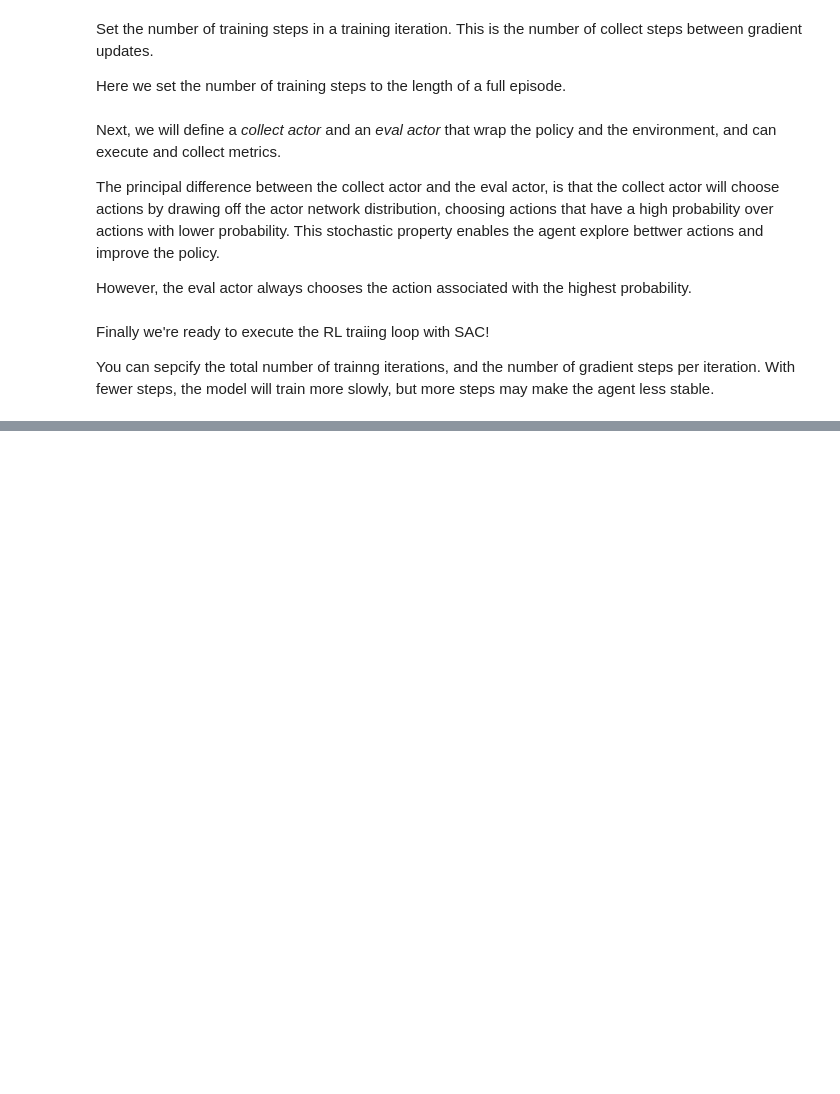
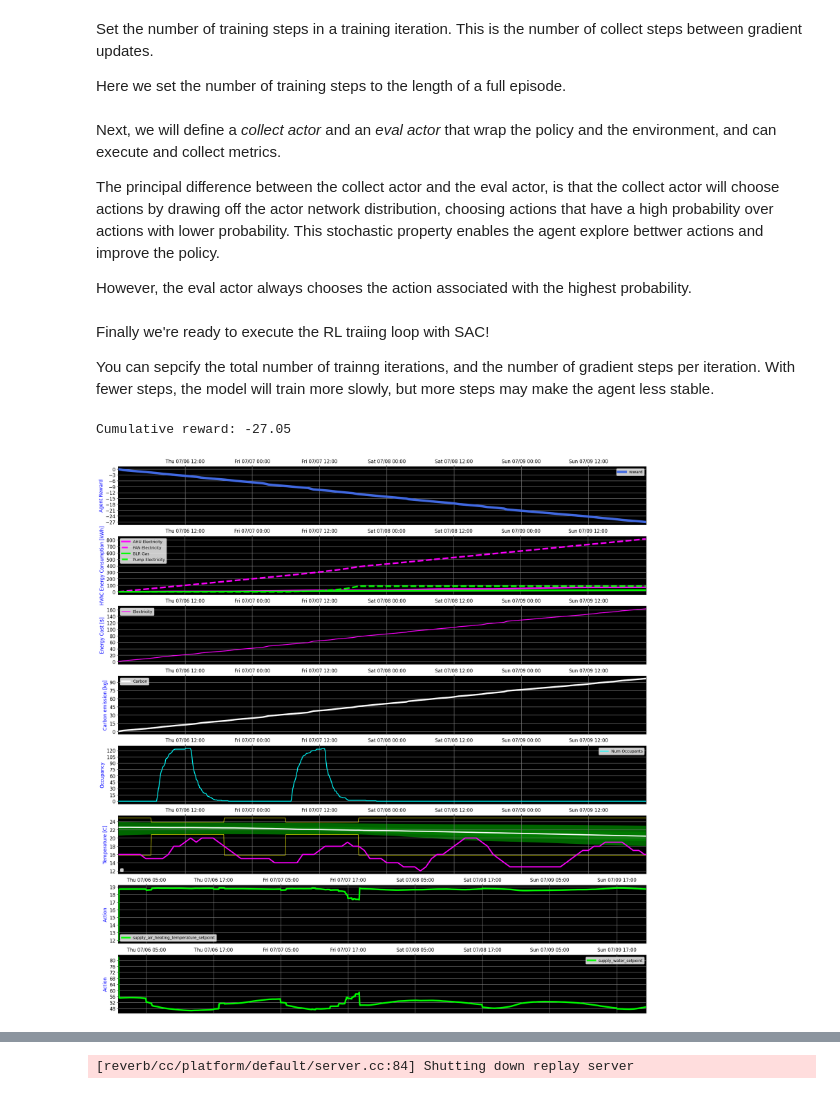
Before and after one commit to google/sbsim, a Jupyter notebook: smart_control/notebooks/SAC_Demo.ipynb, the cells around one changed output, grey strips where cells are left out. Cells and saved outputs as stored; diff of their text form; code cells hidden in the pictures; blank space fills up the shorter version.

```diff
--- a/smart_control/notebooks/SAC_Demo.ipynb
+++ b/smart_control/notebooks/SAC_Demo.ipynb
@@ -1575,7 +1647,7 @@ Set the configuration parameters for the SAC Agent
 # %%
 # @title Set the RL Agent's parameters
 
-# Actor network fully connected layers.
+# Actor network fully connected layers. (keep same values from SAC for TD3)
 actor_fc_layers = (128, 128)
 # Critic network observation fully connected layers.
 critic_obs_fc_layers = (128, 64)
@@ -1590,8 +1662,13 @@ critic_learning_rate = 3e-4
 alpha_learning_rate = 3e-4
 gamma = 0.99
 target_update_tau= 0.005
-target_update_period= 1
+target_update_period= 2 # do TD3 delayed updates
 reward_scale_factor = 1.0
+
+# TD3 specific params
+exploration_noise_std = 0.1
+target_policy_noise = 0.2
+target_policy_noise_clip = 0.5
 
 # Replay params
 replay_capacity = 1000000
@@ -1951,21 +2051,29 @@ collect_actor = actor.Actor(
         collect_render_plot_observer,
     ],
 )
-
-tf_greedy_policy = greedy_policy.GreedyPolicy(agent.policy)
-eval_greedy_policy = py_tf_eager_policy.PyTFEagerPolicy(
-    tf_greedy_policy, use_tf_function=True
+# Remnant From SAC
+# tf_greedy_policy = greedy_policy.GreedyPolicy(agent.policy)
+# eval_greedy_policy = py_tf_eager_policy.PyTFEagerPolicy(
+#     tf_greedy_policy, use_tf_function=True
+# )
+tf_policy = agent.policy
+eval_policy = py_tf_eager_policy.PyTFEagerPolicy(
+    tf_policy, use_tf_function=True
 )
 
 eval_actor = actor.Actor(
     eval_env,
-    eval_greedy_policy,
+    eval_policy,
     train_step,
     episodes_per_run=1,
     metrics=actor.eval_metrics(1),
     summary_dir=os.path.join(root_dir, 'eval'),
     summary_interval=1,
-    observers=[rb_observer, eval_print_status_observer, eval_render_plot_observer],
+    observers=[
+        rb_observer,
+        eval_print_status_observer,
+        eval_render_plot_observer
+    ],
 )
 # %% [markdown]
 Finally we're ready to execute the RL traiing loop with SAC!
@@ -1977,37 +2085,39 @@ You can sepcify the total number of trainng iterations, and the number of gradie
 num_training_iterations = 10
 num_gradient_updates_per_training_iteration = 100
 
-# Collect the performance results with teh untrained model.
+# Collect the performance results with the untrained model.
 eval_actor.run_and_log()
 
 logging_info('Training.')
 for iter in range(num_training_iterations):
   print('Training iteration: ', iter)
-  # Let the collect actor run, using its stochastic actio selection policy.
+  # Let the collect actor run, using its policy.
   collect_actor.run()
   logging_info(
       'Executing %d gradient updates.'
       %num_gradient_updates_per_training_iteration
   )
   # Now, with the additional collectsteps in the replay buffer,
   # allow the agent to make additional policy improvements.
   loss_info = agent_learner.run(
       iterations=num_gradient_updates_per_training_iteration
   )
-  logging_info(
-      'Actor Loss: %6.2f, Critic Loss: %6.2f, Alpha Loss: %6.2f '
+  logging_info( # No alpha Loss for TD3
+      'Actor Loss: %6.2f, Critic Loss: %6.2f'
       % (
           loss_info.extra.actor_loss.numpy(),
           loss_info.extra.critic_loss.numpy(),
-          loss_info.extra.alpha_loss.numpy(),
       )
   )
 
   logging_info('Evaluating.')
 
   _ = eval_env.reset()
   # Run the eval actor after the training iteration, and get its performance.
   eval_actor.run_and_log()
 
 rb_observer.close()
 reverb_server.stop()
+# %% [output]
+Cumulative reward: -27.05
+[figure, added]
@@ -2013,0 +2142 @@ reverb_server.stop()
+[reverb/cc/platform/default/server.cc:84] Shutting down replay server
```
Also changed, not shown: parts of 13 cells of this notebook, 1 other file.
